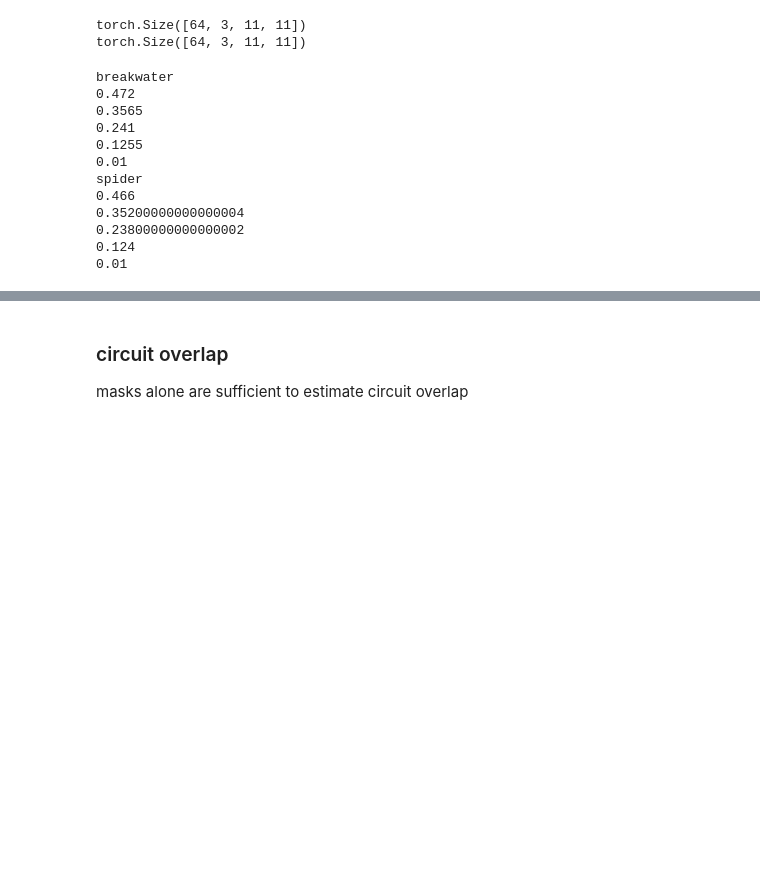
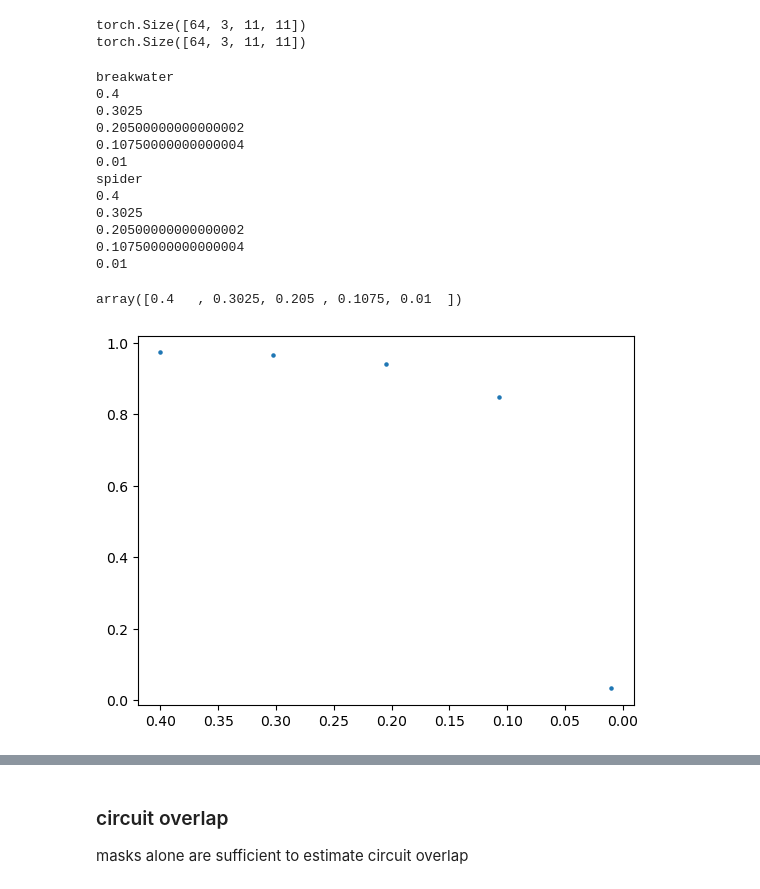
Before and after one commit to chrishamblin7/circuit_pruner, a Jupyter notebook: imagenet_category-wise_circuits.ipynb, the cells around one changed output, grey strips where cells are left out. Saved outputs shown, nothing was run; the diff lists cells and outputs as text; code cells hidden in the pictures; blank space fills up the shorter version.

```diff
--- a/imagenet_category-wise_circuits.ipynb
+++ b/imagenet_category-wise_circuits.ipynb
@@ -67,10 +67,6 @@ dataloader = torch.utils.data.DataLoader(rank_image_data(config.data_path,
                                         batch_size=64,
                                         shuffle=False,
                                         **kwargs)
-
-
-model = config.model
-_ = model.to(device).eval()
 # %% [markdown]
 ### Feature Target
 Pruning a circuit requires specifying a 'target'. A target requires to things; a string 'layer_name', and an int specifying the target unit in that layer, or a list-like object the length of the target layer specifying coefficients.
@@ -187,4 +187,4 @@ scores = {}
 #scores['rooster'] = snip_rank(model,dataloader,target_layer,rooster_unit)
 # %%
 for cat in cats:
-    scores[cat] = snip_rank(model,dataloader,target_layer,units[cat])
+    scores[cat] = snip_score(model,dataloader,target_layer,units[cat])
@@ -330,27 +340,33 @@ torch.Size([64, 3, 11, 11])
 # %%
 #now well iteratively change the mask value masking more and more low scoring weights, and save activations
 #from the resultant circuit
-from circuit_pruner.simple_api import mask_from_ranks, apply_mask
+from circuit_pruner.simple_api.mask import mask_from_scores, apply_mask
 
 circuit_activations = {}
-sparsities = {}
+
+
+#sparsities = {}
+
+sparsities = np.linspace(.4,.01,5)
+
+
 
 for cat in cats:
     print(cat)
 
     circuit_activations[cat] = []
      #just test 3 sparsities, or this will take forever
-    sparsities[cat] = np.linspace(max_sparsities[cat],.01,5)
+    #sparsities[cat] = np.linspace(max_sparsities[cat],.01,5)
 
     #As before first we set up our target saver
     target_saver = feature_target_saver(model,target_layer,units[cat])
 
-
-    for sparsity in sparsities[cat]:
+    for sparsity in sparsities:
+    #for sparsity in sparsities[cat]:
         print(sparsity)
 
         #MASK THE MODEL
-        mask = mask_from_ranks(scores[cat],sparsity = sparsity)
+        mask = mask_from_scores(scores[cat],sparsity = sparsity)
         apply_mask(model,mask)
 
         activations = []
@@ -380,16 +396,16 @@ for cat in cats:
     target_saver.hook.remove()
 # %% [output]
 breakwater
-0.472
-0.3565
-0.241
-0.1255
+0.4
+0.3025
+0.20500000000000002
+0.10750000000000004
 0.01
 spider
-0.466
-0.35200000000000004
-0.23800000000000002
-0.124
+0.4
+0.3025
+0.20500000000000002
+0.10750000000000004
 0.01
 # %%
 correlations = {}
@@ -398,3 +414,15 @@ for cat in cats:
     correlations[cat] = []
     for a in circuit_activations[cat]:
         correlations[cat].append(np.corrcoef(a,original_activations[cat])[0][1])
+# %%
+sparsities
+# %% [output]
+array([0.4   , 0.3025, 0.205 , 0.1075, 0.01  ])
+# %%
+import matplotlib.pyplot as plt
+
+plt.scatter(sparsities, correlations['spider'],s=5)
+plt.gca().invert_xaxis()
+plt.show()
+# %% [output]
+[figure, added]
```
Also changed, not shown: parts of 18 cells of this notebook, 9 other files.
